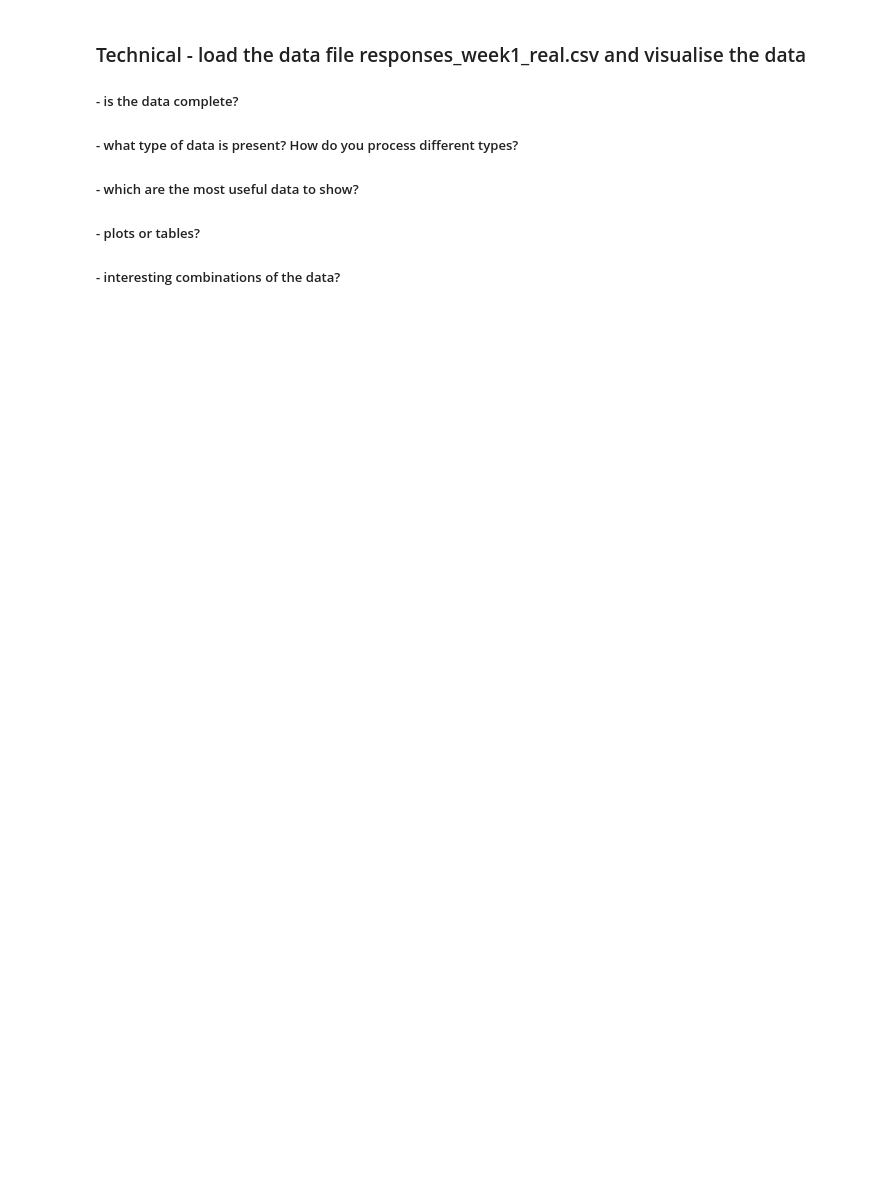
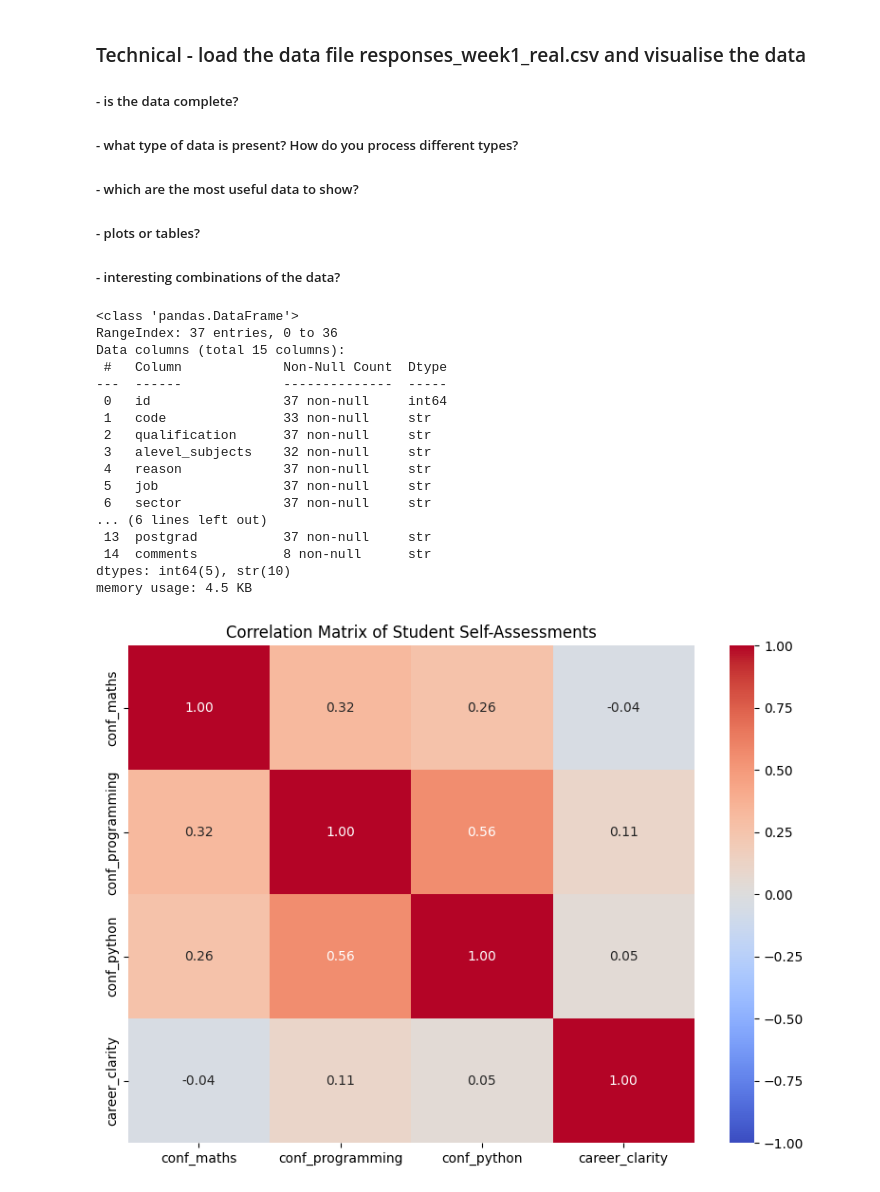
Before and after one commit to saanvikhera/ML-SPC5003, a Jupyter notebook: Tutorial_1_Clean.ipynb, the cells around one changed output. Saved outputs shown, nothing was run; the diff lists cells and outputs as text; code cells hidden in the pictures; blank space fills up the shorter version.

Commit message:
Complete tutorial 1 notebook and data analysis

```diff
--- a/Tutorial_1_Clean.ipynb
+++ b/Tutorial_1_Clean.ipynb
@@ -255,3 +325,39 @@ plt.show()
 ##### - which are the most useful data to show?
 ##### - plots or tables?
 ##### - interesting combinations of the data?
+# %%
+df = pd.read_csv("responses_week1_real.csv")
+df.head()
+df.info()
+df.isnull().sum()
+df.dtypes
+
+cols_to_exclude = ["id", "code", "comments"]
+numeric_df = df.drop(columns=cols_to_exclude, errors="ignore").select_dtypes(
+    include=["number"]
+)
+
+plt.figure(figsize=(8, 6))
+sns.heatmap(numeric_df.corr(), annot=True, cmap="coolwarm", fmt=".2f", vmin=-1, vmax=1)
+plt.title("Correlation Matrix of Student Self-Assessments")
+plt.tight_layout()
+plt.show()
+# %% [output]
+<class 'pandas.DataFrame'>
+RangeIndex: 37 entries, 0 to 36
+Data columns (total 15 columns):
+ #   Column             Non-Null Count  Dtype
+---  ------             --------------  -----
+ 0   id                 37 non-null     int64
+ 1   code               33 non-null     str
+ 2   qualification      37 non-null     str
+ 3   alevel_subjects    32 non-null     str
+ 4   reason             37 non-null     str
+ 5   job                37 non-null     str
+ 6   sector             37 non-null     str
+... (6 lines left out)
+ 13  postgrad           37 non-null     str
+ 14  comments           8 non-null      str
+dtypes: int64(5), str(10)
+memory usage: 4.5 KB
+[figure, added]
```
Also changed, not shown: parts of 16 cells of this notebook, 2 other files.
